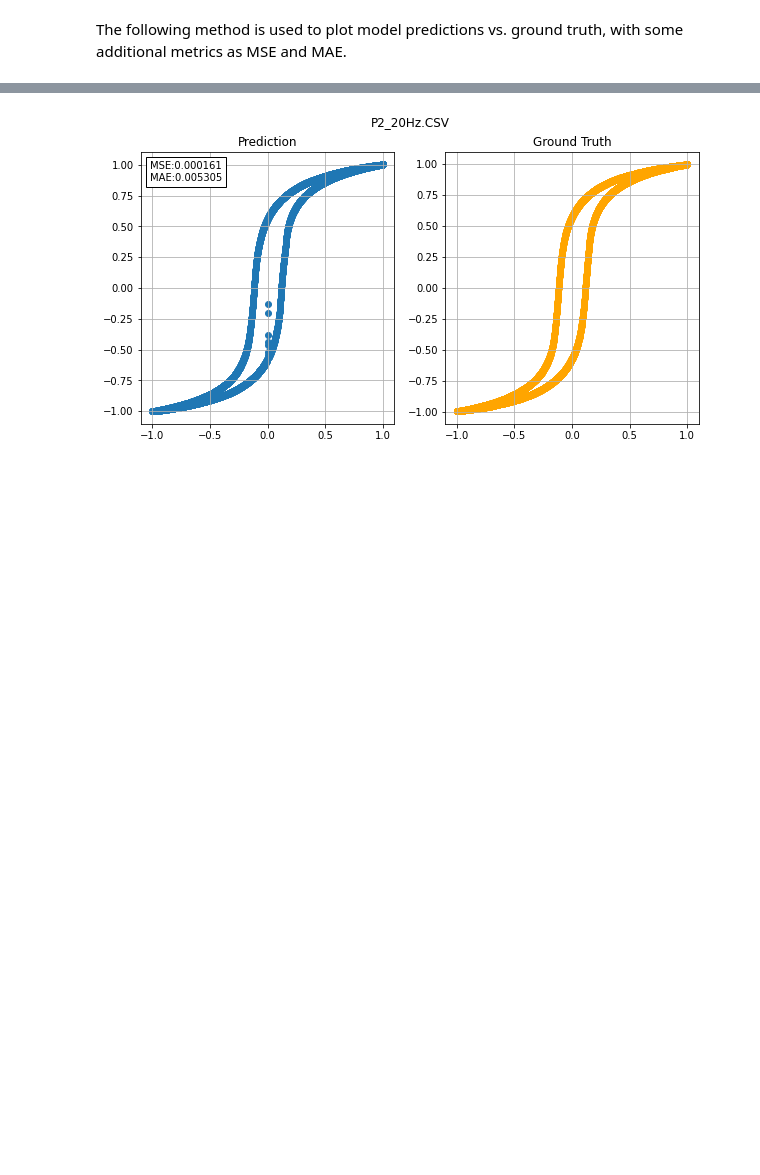
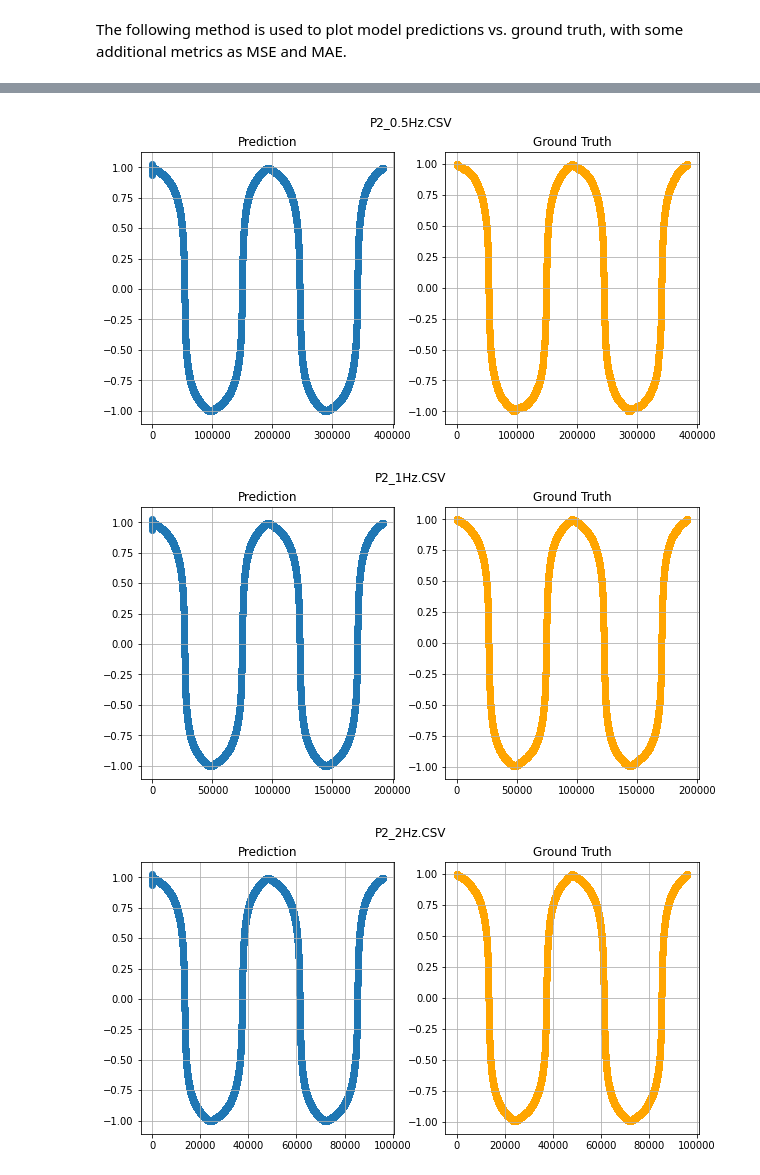
Before and after one commit to olivieromassi/Hysteresis-Modelling-with-Neural-Networks, a Jupyter notebook: PreisachRNNModelTraining.ipynb, the cells around one changed output, grey strips where cells are left out. Cells and saved outputs as stored; diff of their text form; code cells hidden in the pictures; blank space fills up the shorter version.

```diff
--- a/PreisachRNNModelTraining.ipynb
+++ b/PreisachRNNModelTraining.ipynb
@@ -521,34 +868 @@ for freq in train_dataset:
-# %%
-############# DEBUG ###############
-#### PREDICTIONS OVER TEST DATA ###
-
-# Testing the model on the validation data, to have an idea of what it is learning
-model_predictions = {}
-y_pred = []
-
-prediction_model.reset_states()
-
-for freq in val_dataset:
-    x_signal = np.array(val_dataset[freq][['H']])
-    # Divide the signal in batches
-    x = x_signal.reshape(-1, seq_len)
-    y_pred = []
-    for el in x:
-        y_pred.append(prediction_model.predict([np.expand_dims(el, axis=0), np.gradient(np.expand_dims(el, axis=0), axis=1)]))
-
-    # Reshape batch predictions into a single array
-    y_pred = np.array(y_pred).reshape(-1, 1)
-    y_true = val_dataset[freq]['B']
-
-    # Store predictions into a dict to be written as a file
-    model_predictions[freq] = y_pred.tolist()
-
-    # Reset the states after each frequency prediction
-    prediction_model.reset_states()
-    # Reset the Play Operators
-    prediction_model.get_layer(f'PreisachMemoryLayer_{pred_batch_size}').reset_first_batch
-
-    plot_prediction(y_pred, y_true, x_signal, freq)
-# %% [output]
-[figure, removed]
 # %%
@@ -560,0 +874,18 @@ files.download(filename + '_predictions.txt')
+# %%
+for freq in model_predictions_train:
+    B_true = model_predictions_train[freq]['B_true']
+    B_pred = model_predictions_train[freq]['B_pred']
+    fig, (ax1, ax2) = plt.subplots(1, 2, figsize=(10, 5))
+    fig.suptitle(freq)
+
+    ax1.set_title('Prediction')
+    ax1.scatter(np.arange(0, len(B_pred)), B_pred)
+    ax1.grid(True)
+
+    ax2.set_title('Ground Truth')
+    ax2.scatter(np.arange(0, len(B_true)), B_true, c='orange')
+    ax2.grid(True)
+# %% [output]
+[figure, added]
+[figure, added]
+[figure, added]
```
Also changed, not shown: parts of 61 cells of this notebook.
